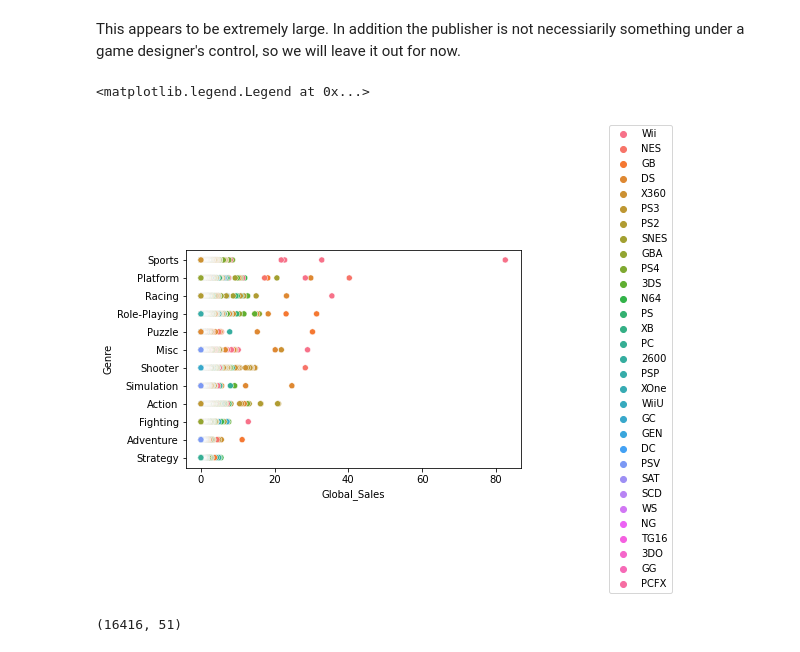
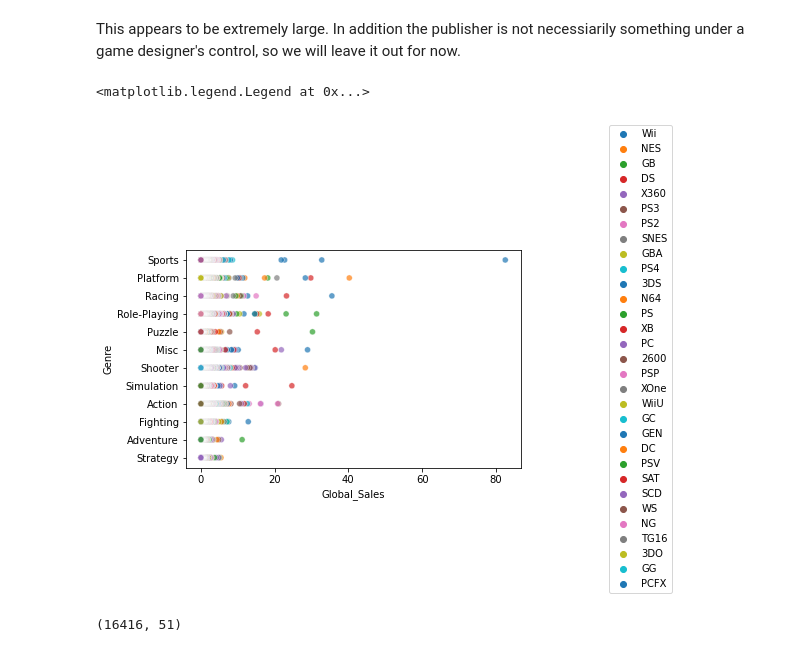
Before and after one commit to mlu004/Capstone2-Video-Game-Popularity, a Jupyter notebook: Video_Game_EDA.ipynb, the cells around one changed output. Cells and saved outputs as stored; diff of their text form; code cells hidden in the pictures.

```diff
--- a/Video_Game_EDA.ipynb
+++ b/Video_Game_EDA.ipynb
@@ -539,11 +567,11 @@ dummy_sales_publisher.shape
 # %% [markdown]
 This appears to be extremely large. In addition the publisher is not necessiarily something under a game designer's control, so we will leave it out for now.
 # %%
-_ = sns.scatterplot(data=sales_no_scores, x='Global_Sales', y='Genre', hue='Platform')
+_ = sns.scatterplot(data=sales_no_scores, x='Global_Sales', y='Genre', hue='Platform', palette='tab10', alpha=.7)
 _.legend(loc='center left', bbox_to_anchor=(1.25, 0.5), ncol=1)
 # %% [output]
 <matplotlib.legend.Legend at 0x...>
-[figure, old version]
+[figure, new version]
 # %%
 dummy_sales_genre_platform = pd.get_dummies(sales_no_scores, columns=['Genre','Platform'])
 dummy_sales_genre_platform.shape
```
Also changed, not shown: parts of 89 cells of this notebook.
